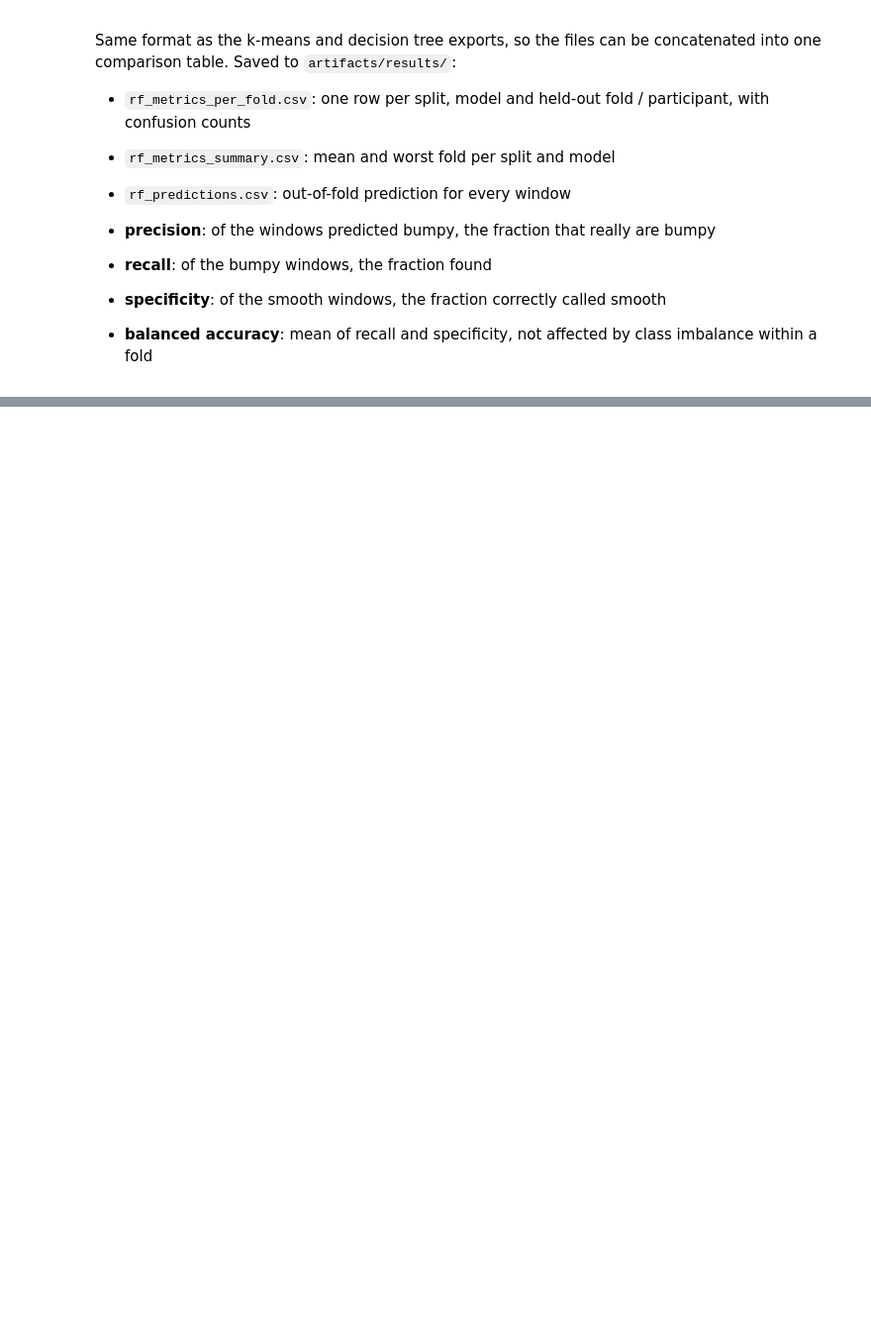
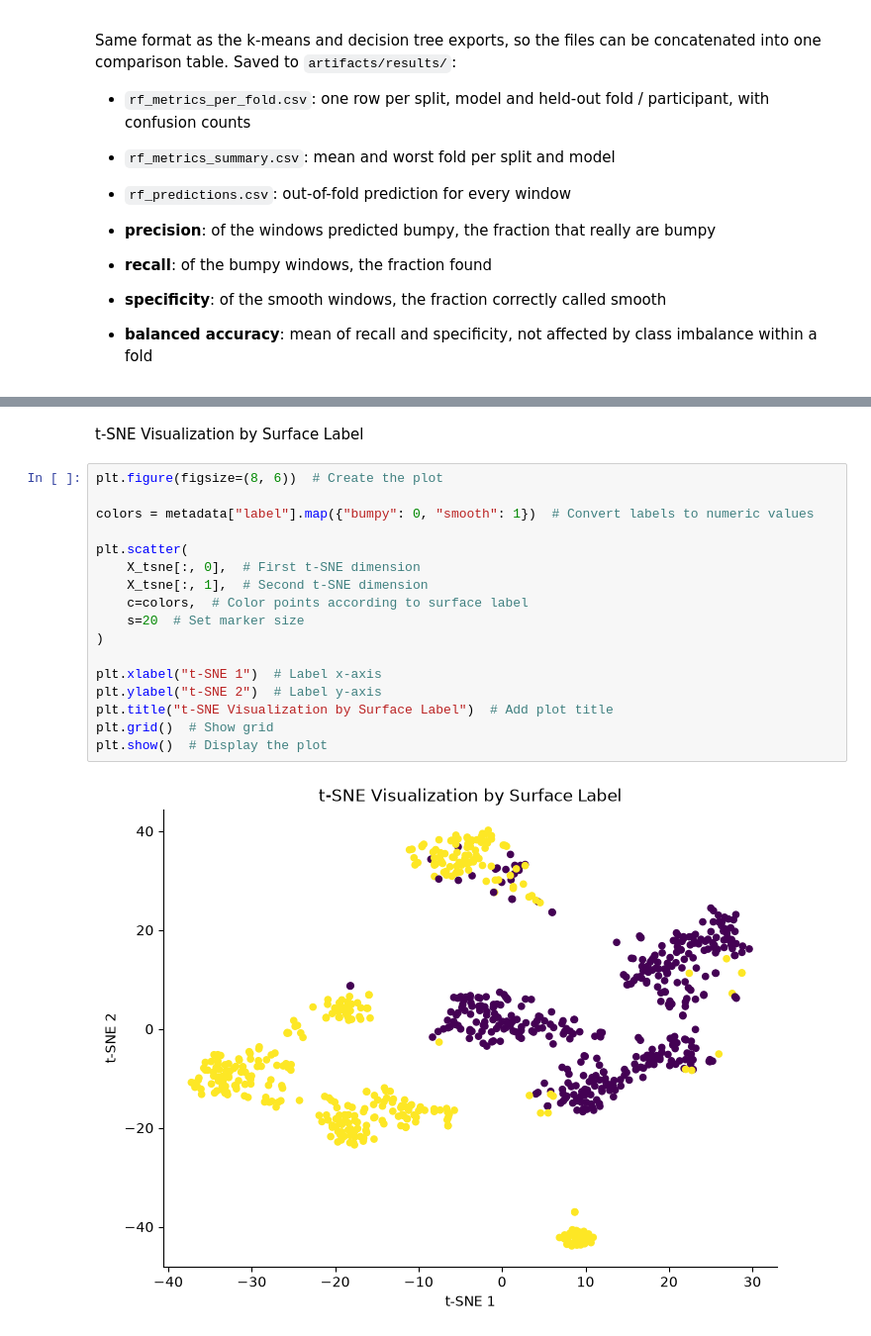
Before and after one commit to kostasparma/Machine_Learning_for_rides, a Jupyter notebook: group19.ipynb, the cells around one changed output, grey strips where cells are left out. Shown at 99% size. Drawn from its saved outputs; the diff is of its cells as text; blank space fills up the shorter version.

```diff
--- a/group19.ipynb
+++ b/group19.ipynb
@@ -2011,0 +2356,21 @@ saved to D:\2-Courses\5ARE0-Project\Machine_Learning_for_rides\artifacts\results
+# %% [markdown]
+t-SNE Visualization by Surface Label
+# %%
+plt.figure(figsize=(8, 6))  # Create the plot
+
+colors = metadata["label"].map({"bumpy": 0, "smooth": 1})  # Convert labels to numeric values
+
+plt.scatter(
+    X_tsne[:, 0],  # First t-SNE dimension
+    X_tsne[:, 1],  # Second t-SNE dimension
+    c=colors,  # Color points according to surface label
+    s=20  # Set marker size
+)
+
+plt.xlabel("t-SNE 1")  # Label x-axis
+plt.ylabel("t-SNE 2")  # Label y-axis
+plt.title("t-SNE Visualization by Surface Label")  # Add plot title
+plt.grid()  # Show grid
+plt.show()  # Display the plot
+# %% [output]
+[figure, added]
```
Also changed, not shown: parts of 47 cells of this notebook, 3 other files.
